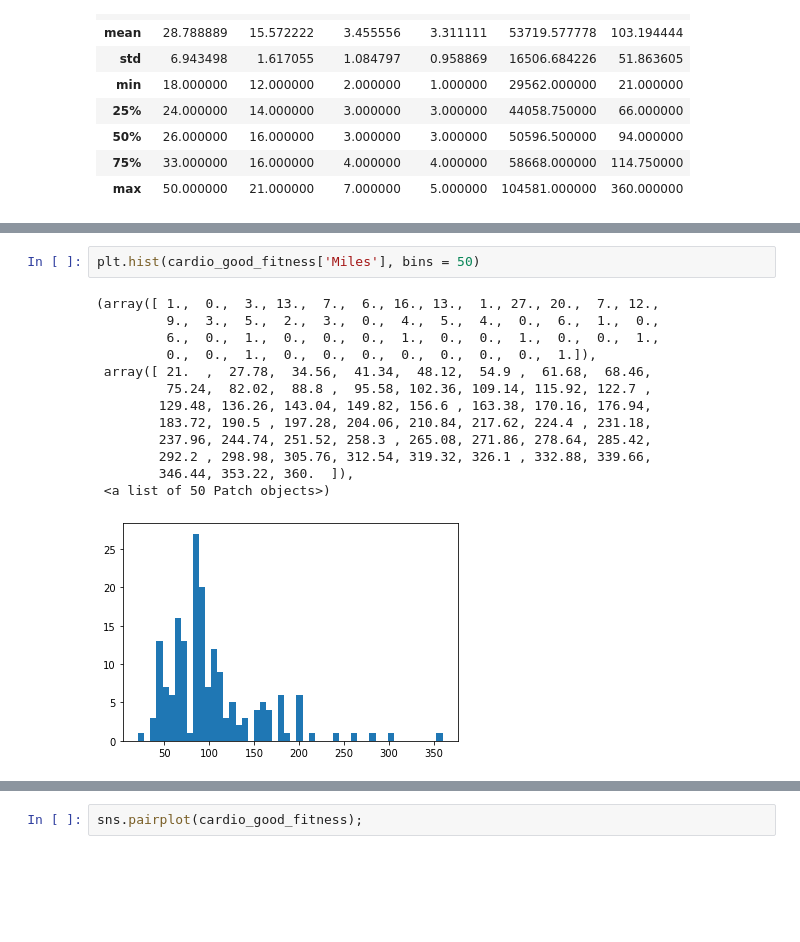
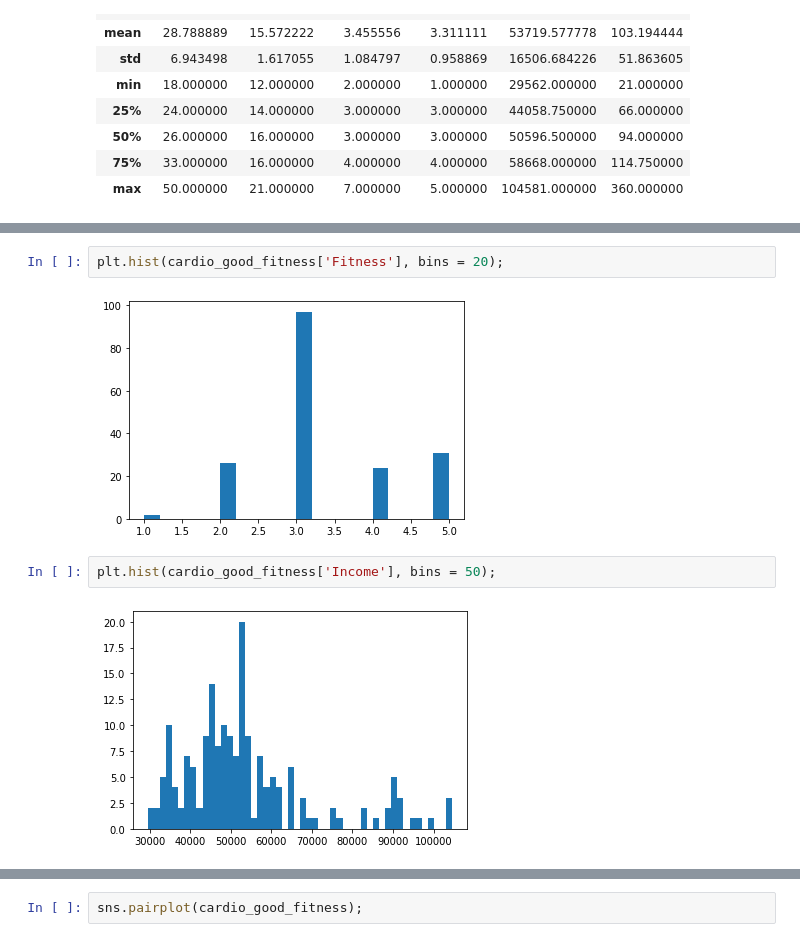
Before and after one commit to NickBaynham/aimldl, a Jupyter notebook: notebooks/Cardio_Good_Fitness.ipynb, the cells around one changed output, grey strips where cells are left out. Saved outputs shown, nothing was run; the diff lists cells and outputs as text; blank space fills up the shorter version.

Commit message:
added notes and clean up for the Cardio exercise

```diff
--- a/notebooks/Cardio_Good_Fitness.ipynb
+++ b/notebooks/Cardio_Good_Fitness.ipynb
@@ -121,17 +135,9 @@ cardio_good_fitness['Age'].isnull().sum()
+# %%
+plt.hist(cardio_good_fitness['Fitness'], bins = 20);
+# %% [output]
+[figure, added]
 # %%
-plt.hist(cardio_good_fitness['Miles'], bins = 50)
+plt.hist(cardio_good_fitness['Income'], bins = 50);
 # %% [output]
-(array([ 1.,  0.,  3., 13.,  7.,  6., 16., 13.,  1., 27., 20.,  7., 12.,
-         9.,  3.,  5.,  2.,  3.,  0.,  4.,  5.,  4.,  0.,  6.,  1.,  0.,
-         6.,  0.,  1.,  0.,  0.,  0.,  1.,  0.,  0.,  1.,  0.,  0.,  1.,
-         0.,  0.,  1.,  0.,  0.,  0.,  0.,  0.,  0.,  0.,  1.]),
- array([ 21.  ,  27.78,  34.56,  41.34,  48.12,  54.9 ,  61.68,  68.46,
-         75.24,  82.02,  88.8 ,  95.58, 102.36, 109.14, 115.92, 122.7 ,
-        129.48, 136.26, 143.04, 149.82, 156.6 , 163.38, 170.16, 176.94,
-        183.72, 190.5 , 197.28, 204.06, 210.84, 217.62, 224.4 , 231.18,
-        237.96, 244.74, 251.52, 258.3 , 265.08, 271.86, 278.64, 285.42,
-        292.2 , 298.98, 305.76, 312.54, 319.32, 326.1 , 332.88, 339.66,
-        346.44, 353.22, 360.  ]),
- <a list of 50 Patch objects>)
-[figure, old version]
+[figure, new version]
 # %%
```
Also changed, not shown: parts of 64 cells of this notebook.
